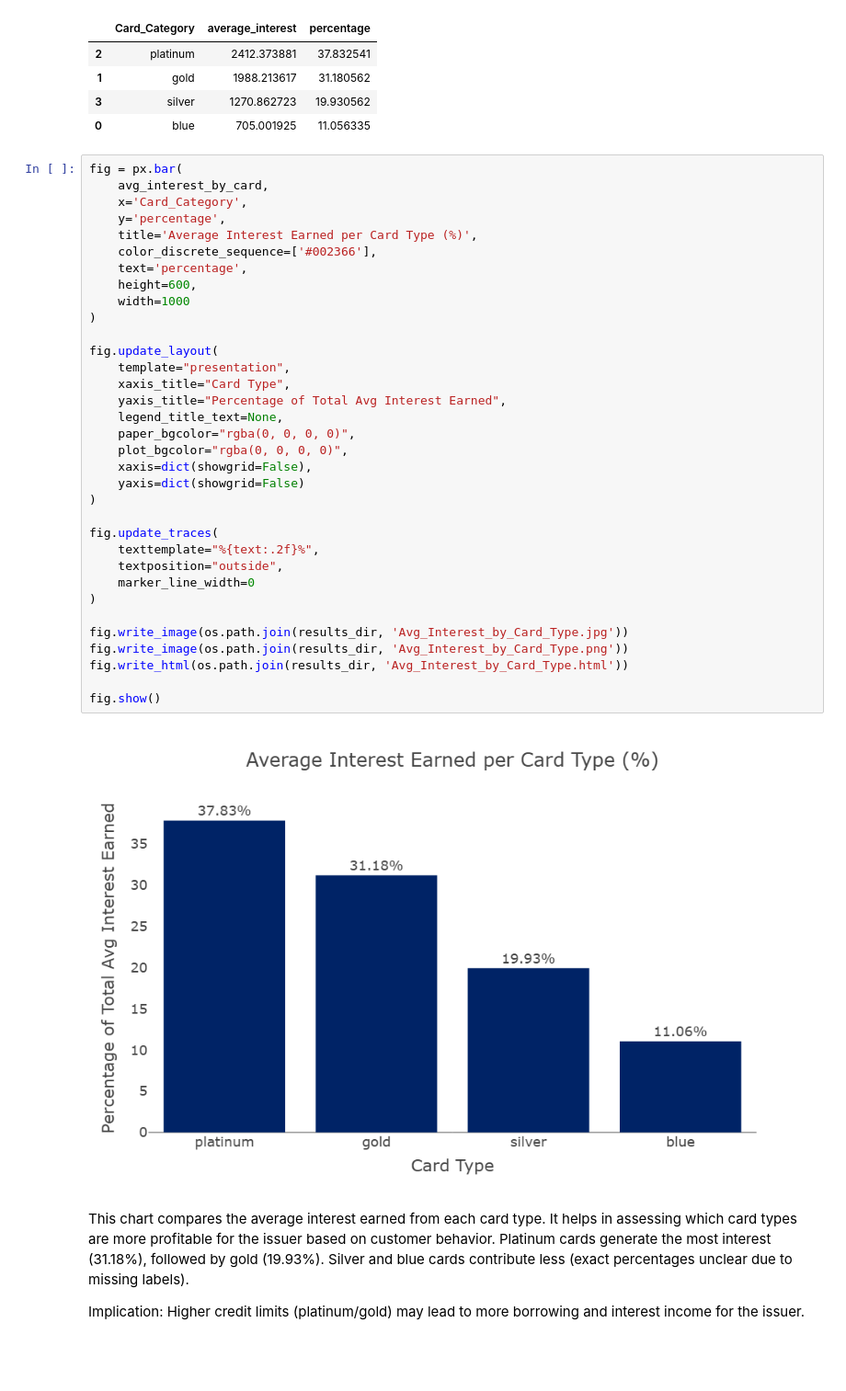
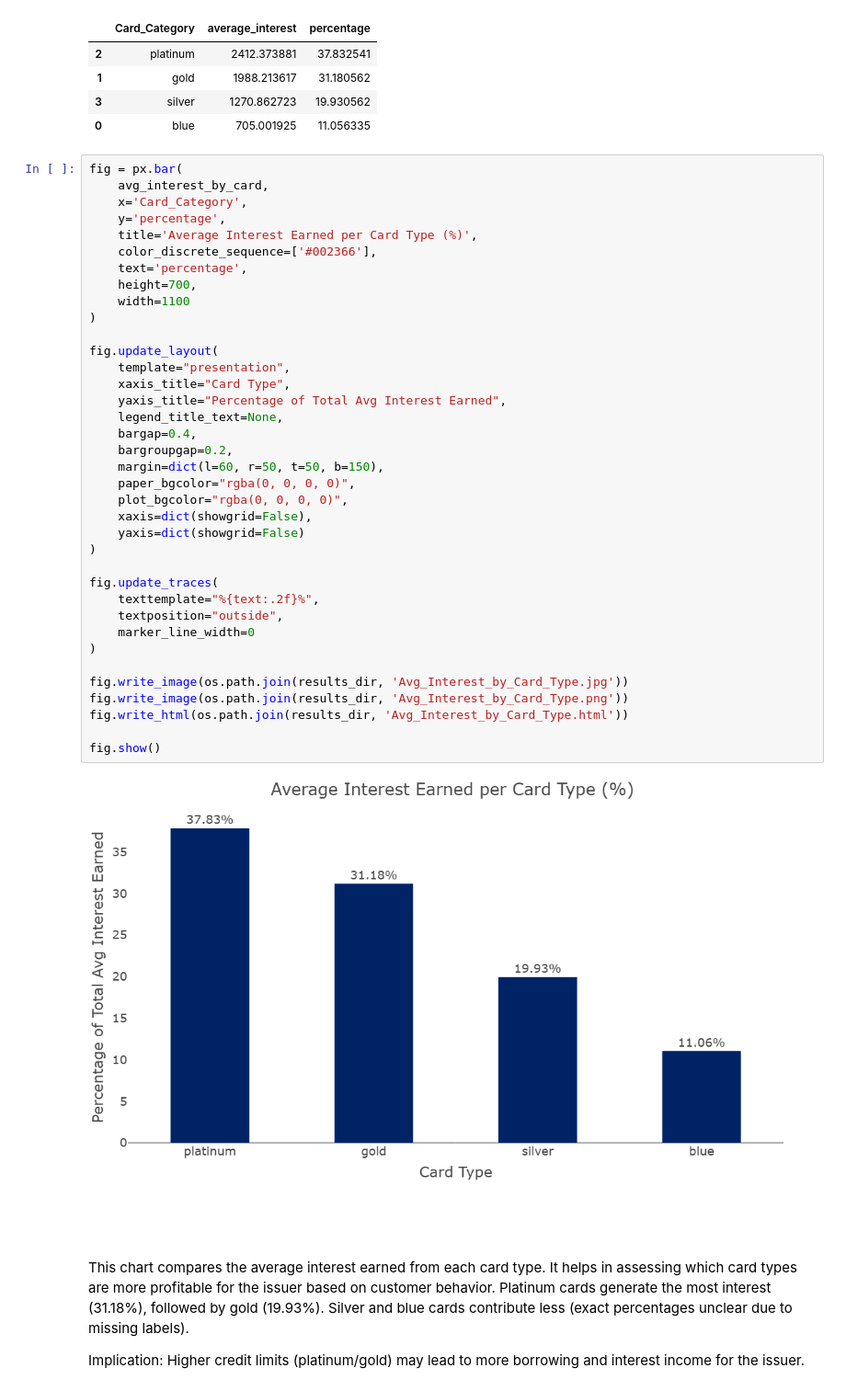
Before and after one commit to NadiaHirwa/Credit-Card-Financial, a Jupyter notebook: notebooks/Data_Analysis.ipynb, the cells around one changed output. Shown at 92% size. Saved outputs shown, nothing was run; the diff lists cells and outputs as text; blank space fills up the shorter version.

```diff
--- a/notebooks/Data_Analysis.ipynb
+++ b/notebooks/Data_Analysis.ipynb
@@ -694,36 +703,39 @@ fig = px.bar(
     x='Card_Category',
     y='percentage',
     title='Average Interest Earned per Card Type (%)',
     color_discrete_sequence=['#002366'],
     text='percentage',
-    height=600,
-    width=1000
+    height=700,
+    width=1100
 )
 
 fig.update_layout(
     template="presentation",
     xaxis_title="Card Type",
     yaxis_title="Percentage of Total Avg Interest Earned",
     legend_title_text=None,
+    bargap=0.4,
+    bargroupgap=0.2,
+    margin=dict(l=60, r=50, t=50, b=150),
     paper_bgcolor="rgba(0, 0, 0, 0)",
     plot_bgcolor="rgba(0, 0, 0, 0)",
     xaxis=dict(showgrid=False),
     yaxis=dict(showgrid=False)
 )
 
 fig.update_traces(
     texttemplate="%{text:.2f}%",
     textposition="outside",
     marker_line_width=0
 )
 
 fig.write_image(os.path.join(results_dir, 'Avg_Interest_by_Card_Type.jpg'))
 fig.write_image(os.path.join(results_dir, 'Avg_Interest_by_Card_Type.png'))
 fig.write_html(os.path.join(results_dir, 'Avg_Interest_by_Card_Type.html'))
 
 fig.show()
 # %% [output]
-[figure, old version]
+[figure, new version]
 # %% [markdown]
 This chart compares the average interest earned from each card type. It helps in assessing which card types are more profitable for the issuer based on customer behavior.
 Platinum cards generate the most interest (31.18%), followed by gold (19.93%).
```
Also changed, not shown: parts of 9 cells of this notebook, 33 other files.
